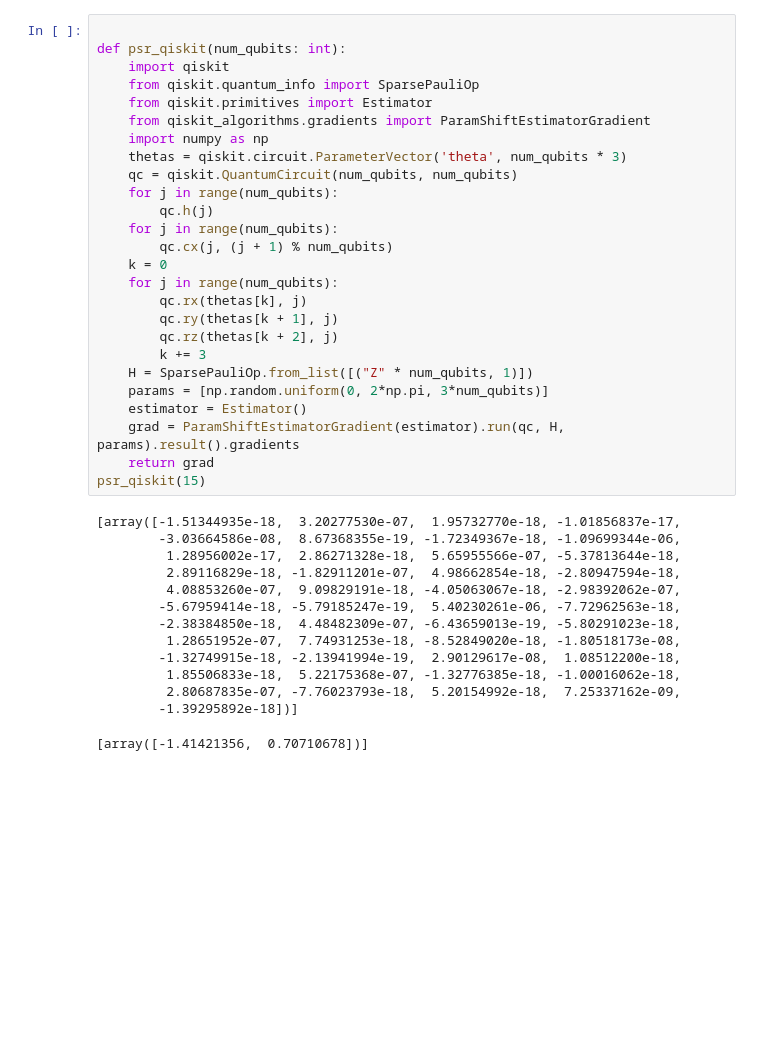
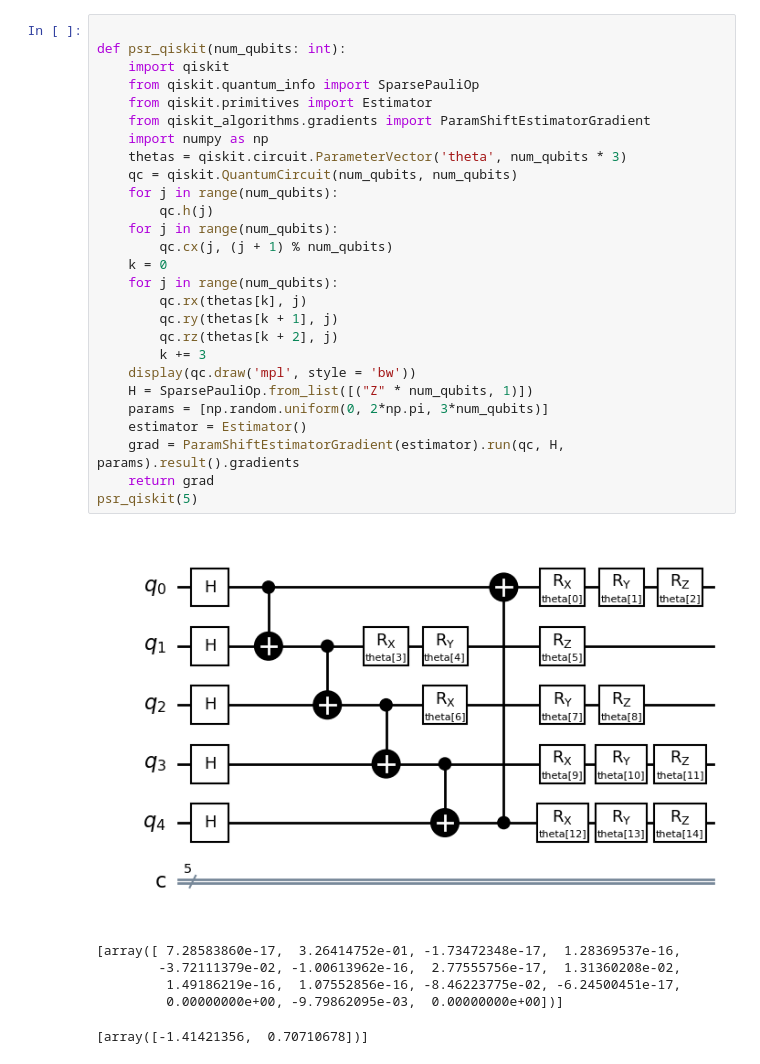
Before and after one commit to Zeusss9/fast-psr, a Jupyter notebook: hardware.ipynb, the cells around one changed output. Saved outputs shown, nothing was run; the diff lists cells and outputs as text; blank space fills up the shorter version.

```diff
--- a/hardware.ipynb
+++ b/hardware.ipynb
@@ -1,42 +1,36 @@
 # %%
 
 def psr_qiskit(num_qubits: int):
     import qiskit
     from qiskit.quantum_info import SparsePauliOp
     from qiskit.primitives import Estimator
     from qiskit_algorithms.gradients import ParamShiftEstimatorGradient
     import numpy as np
     thetas = qiskit.circuit.ParameterVector('theta', num_qubits * 3)
     qc = qiskit.QuantumCircuit(num_qubits, num_qubits)
     for j in range(num_qubits):
         qc.h(j)
     for j in range(num_qubits):
         qc.cx(j, (j + 1) % num_qubits)
     k = 0
     for j in range(num_qubits):
         qc.rx(thetas[k], j)
         qc.ry(thetas[k + 1], j)
         qc.rz(thetas[k + 2], j)
         k += 3
+    display(qc.draw('mpl', style = 'bw'))
     H = SparsePauliOp.from_list([("Z" * num_qubits, 1)])
     params = [np.random.uniform(0, 2*np.pi, 3*num_qubits)]
     estimator = Estimator()
     grad = ParamShiftEstimatorGradient(estimator).run(qc, H, params).result().gradients
     return grad
-psr_qiskit(15)
+psr_qiskit(5)
 # %% [output]
+[figure, added]
-[array([-1.51344935e-18,  3.20277530e-07,  1.95732770e-18, -1.01856837e-17,
-        -3.03664586e-08,  8.67368355e-19, -1.72349367e-18, -1.09699344e-06,
-         1.28956002e-17,  2.86271328e-18,  5.65955566e-07, -5.37813644e-18,
-         2.89116829e-18, -1.82911201e-07,  4.98662854e-18, -2.80947594e-18,
-         4.08853260e-07,  9.09829191e-18, -4.05063067e-18, -2.98392062e-07,
-        -5.67959414e-18, -5.79185247e-19,  5.40230261e-06, -7.72962563e-18,
-        -2.38384850e-18,  4.48482309e-07, -6.43659013e-19, -5.80291023e-18,
-         1.28651952e-07,  7.74931253e-18, -8.52849020e-18, -1.80518173e-08,
-        -1.32749915e-18, -2.13941994e-19,  2.90129617e-08,  1.08512200e-18,
-         1.85506833e-18,  5.22175368e-07, -1.32776385e-18, -1.00016062e-18,
-         2.80687835e-07, -7.76023793e-18,  5.20154992e-18,  7.25337162e-09,
-        -1.39295892e-18])]
+[array([ 7.28583860e-17,  3.26414752e-01, -1.73472348e-17,  1.28369537e-16,
+        -3.72111379e-02, -1.00613962e-16,  2.77555756e-17,  1.31360208e-02,
+         1.49186219e-16,  1.07552856e-16, -8.46223775e-02, -6.24500451e-17,
+         0.00000000e+00, -9.79862095e-03,  0.00000000e+00])]
 # %%
 # %% [output]
 [array([-1.41421356,  0.70710678])]
```
Also changed, not shown: parts of 1 cell of this notebook, 6 other files.
